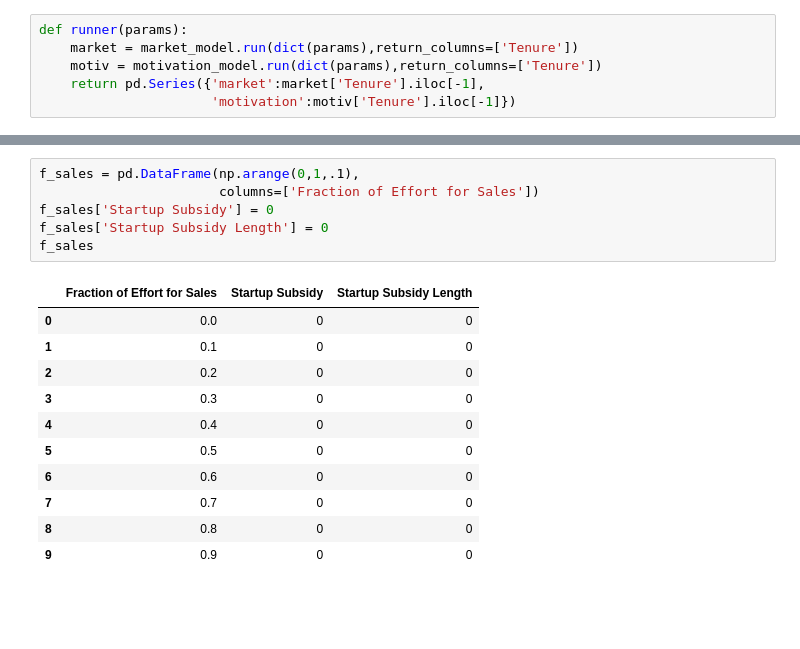
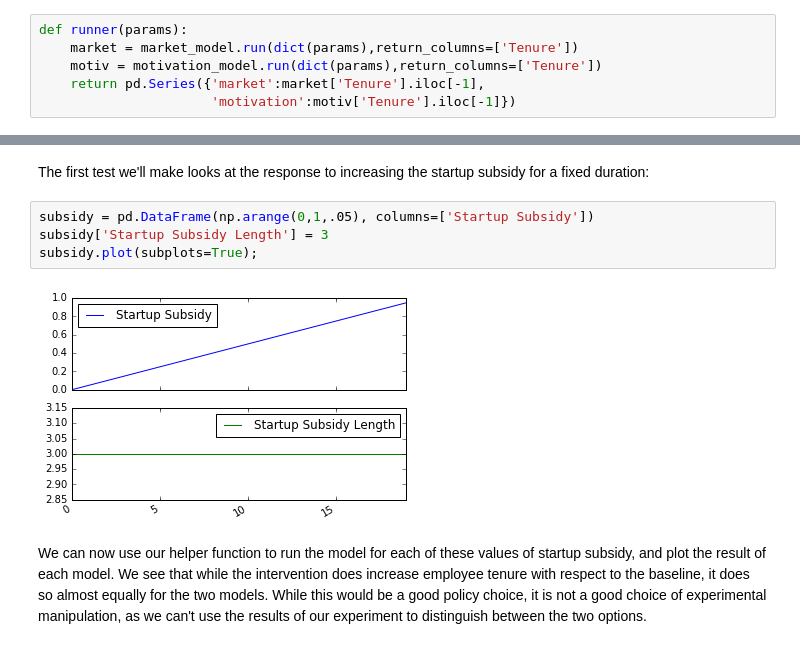
Before and after one commit to SDXorg/PySD-Cookbook, a Jupyter notebook: source/analyses/model_comparison/Designing_Experiments.ipynb, the cells around one changed output, grey strips where cells are left out. Cells and saved outputs as stored; diff of their text form; blank space fills up the shorter version.

Commit message:
Designing experiments

```diff
--- a/source/analyses/model_comparison/Designing_Experiments.ipynb
+++ b/source/analyses/model_comparison/Designing_Experiments.ipynb
@@ -57,19 +59,11 @@ dtype: float64
+# %% [markdown]
+The first test we'll make looks at the response to increasing the startup subsidy for a fixed duration:
 # %%
-f_sales = pd.DataFrame(np.arange(0,1,.1),
-                       columns=['Fraction of Effort for Sales'])
-f_sales['Startup Subsidy'] = 0
-f_sales['Startup Subsidy Length'] = 0
-f_sales
+subsidy = pd.DataFrame(np.arange(0,1,.05), columns=['Startup Subsidy'])
+subsidy['Startup Subsidy Length'] = 3
+subsidy.plot(subplots=True);
 # %% [output]
-|  | Fraction of Effort for Sales | Startup Subsidy | Startup Subsidy Length |
-| 0 | 0.0 | 0 | 0 |
-| 1 | 0.1 | 0 | 0 |
-| 2 | 0.2 | 0 | 0 |
-| 3 | 0.3 | 0 | 0 |
-| 4 | 0.4 | 0 | 0 |
-| 5 | 0.5 | 0 | 0 |
-| 6 | 0.6 | 0 | 0 |
-| 7 | 0.7 | 0 | 0 |
-| 8 | 0.8 | 0 | 0 |
-| 9 | 0.9 | 0 | 0 |
+[figure, added]
+# %% [markdown]
+We can now use our helper function to run the model for each of these values of startup subsidy, and plot the result of each model. We see that while the intervention does increase employee tenure with respect to the baseline, it does so almost equally for the two models. While this would be a good policy choice, it is not a good choice of experimental manipulation, as we can't use the results of our experiment to distinguish between the two options.
 # %%
```
Also changed, not shown: parts of 31 cells of this notebook, 2 other files.
